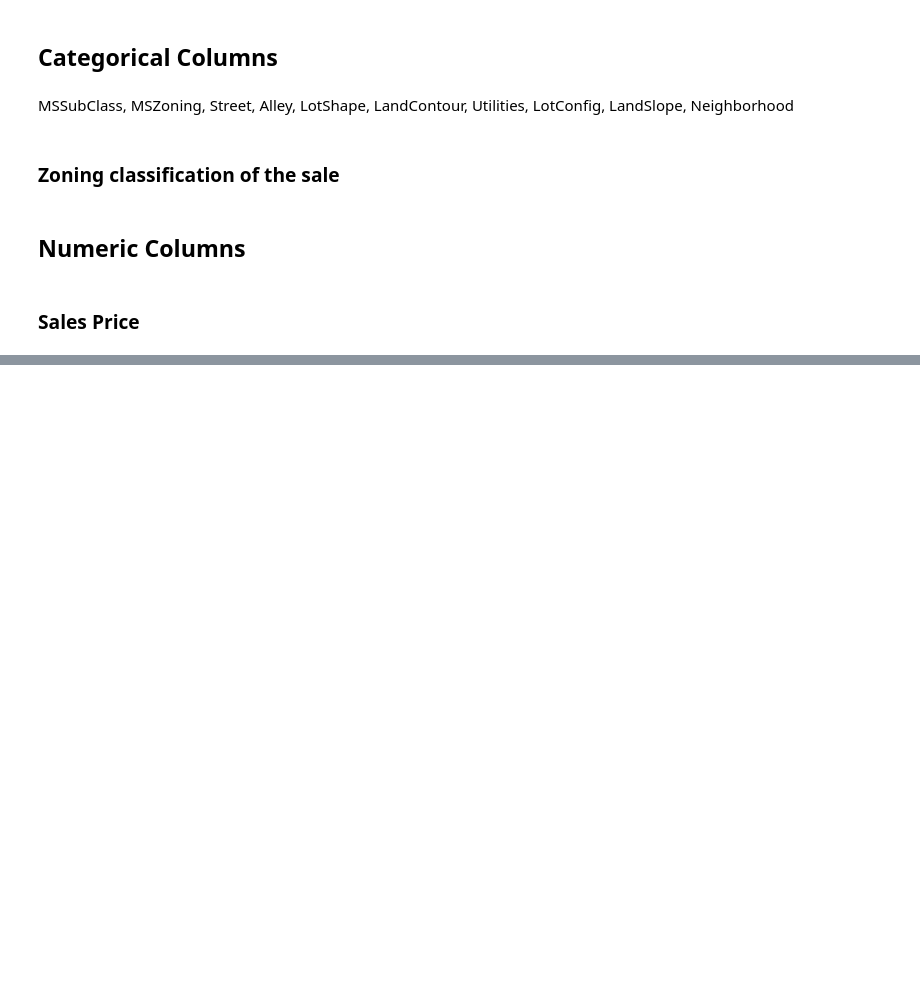
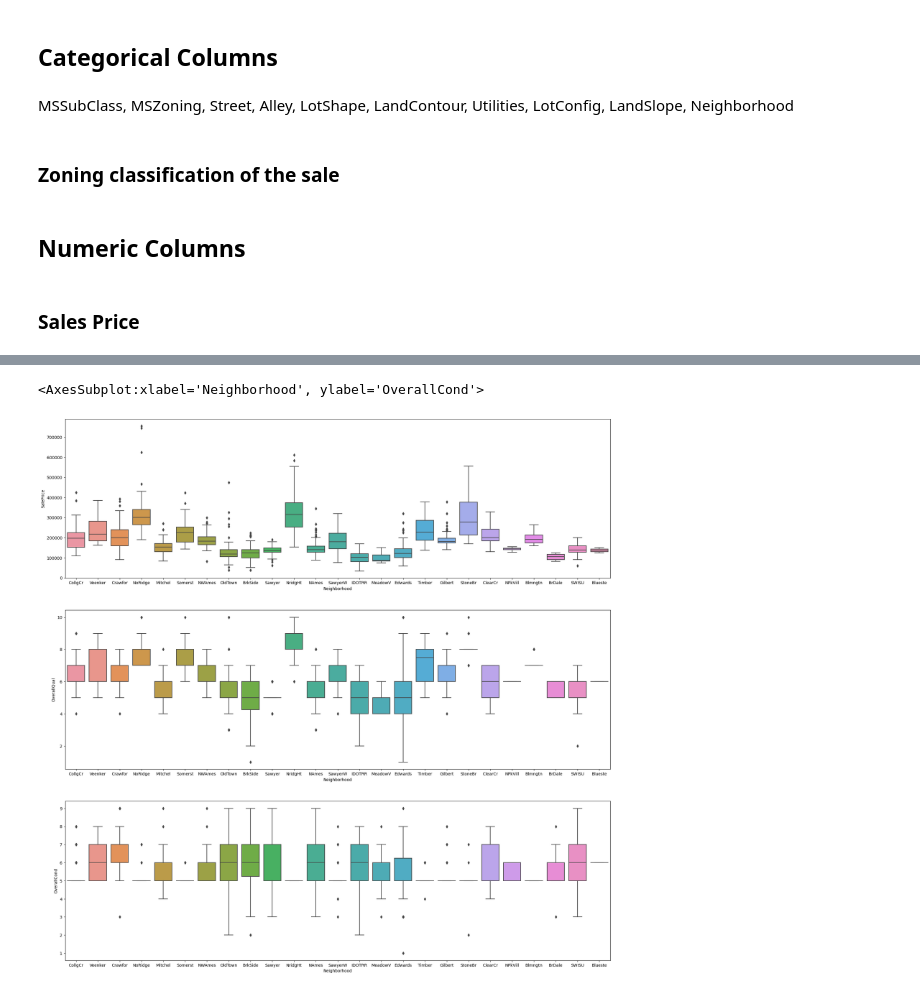
Before and after one commit to viniciusparede/house-prices-prediction-ppgia, a Jupyter notebook: notebooks/eda.ipynb, the cells around one changed output, grey strips where cells are left out. Cells and saved outputs as stored; diff of their text form; code cells hidden in the pictures; blank space fills up the shorter version.

```diff
--- a/notebooks/eda.ipynb
+++ b/notebooks/eda.ipynb
@@ -236,0 +238,26 @@ NameError: name 'plt' is not defined
+# %%
+#Análise univariável tendo Neighborhood como foco.
+#INSIGHTS:  Se eu quiser especular com preço e imóvel, eu iria no bairro de StoneBr e NridgHt, onde tem a maior variação entre as sombras do boxplot.
+            #Provavelmente em NridgHt, devido a variação de OverallQual o mais provável seja comprar um imóvel a aplicar melhorias para aumentar o SalePrice, enquanto em StoneBr, devido a baixa variação de OverallQual as compras se deem por oportunidade e menos por perspectivas de melhorias
+
+
+#definindo o tamanho das figuras
+fig = plt.figure(figsize=(24, 24))
+
+# Gráfico 1 - Barras de Count
+fig.add_subplot(311)
+#sns.countplot(df_train['MSZoning'])
+sns.boxplot(x='Neighborhood', y='SalePrice', data=df_train)
+
+# Gráfico 2 - Boxplot de Reason
+fig.add_subplot(312)
+#sns.boxplot(x='MSZoning', y='SalePrice', data=df_train)
+sns.boxplot(x='Neighborhood', y='OverallQual', data=df_train)
+
+# Gráfico 3 - Boxplot de Absences
+fig.add_subplot(313)
+#sns.boxplot(x='Neighborhood', y='SalePrice', data=df_train)
+sns.boxplot(x='Neighborhood', y='OverallCond', data=df_train)
+# %% [output]
+<AxesSubplot:xlabel='Neighborhood', ylabel='OverallCond'>
+[figure, added]
```
Also changed, not shown: parts of 4 cells of this notebook.
